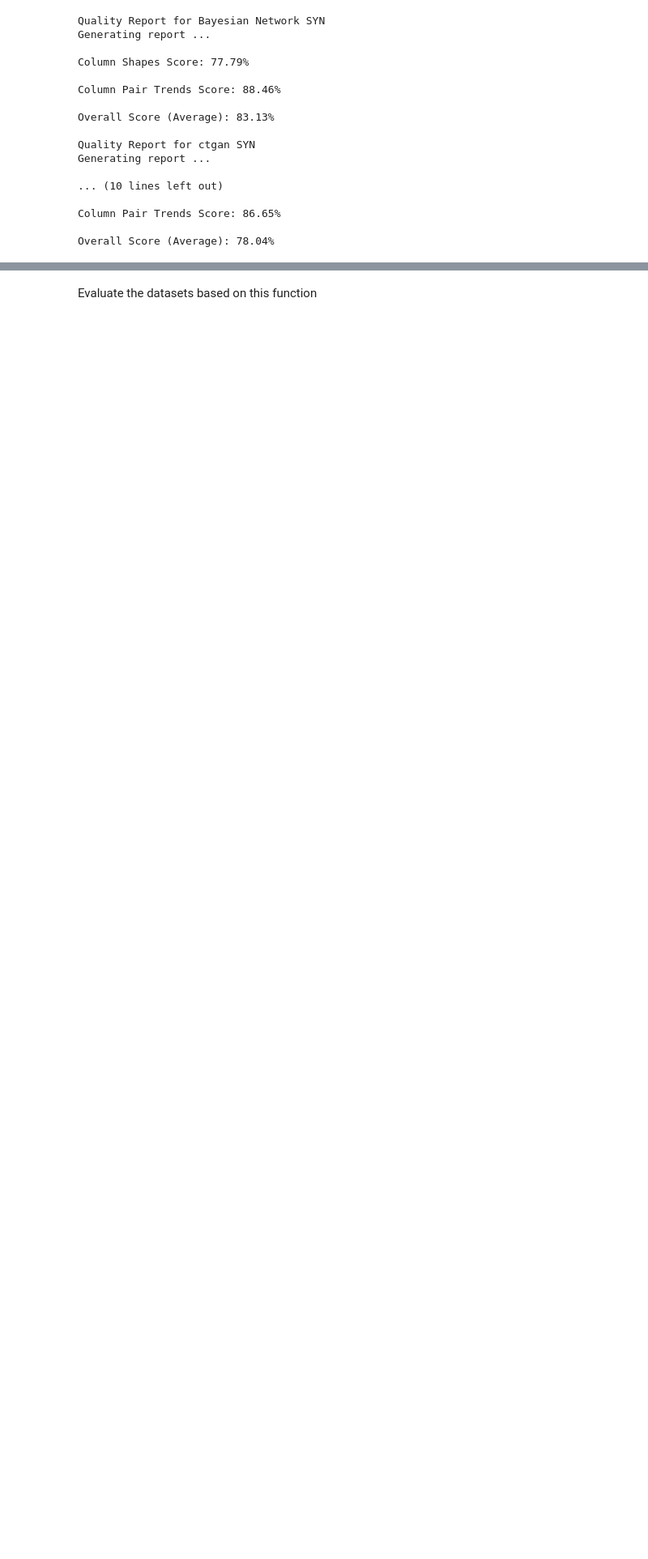
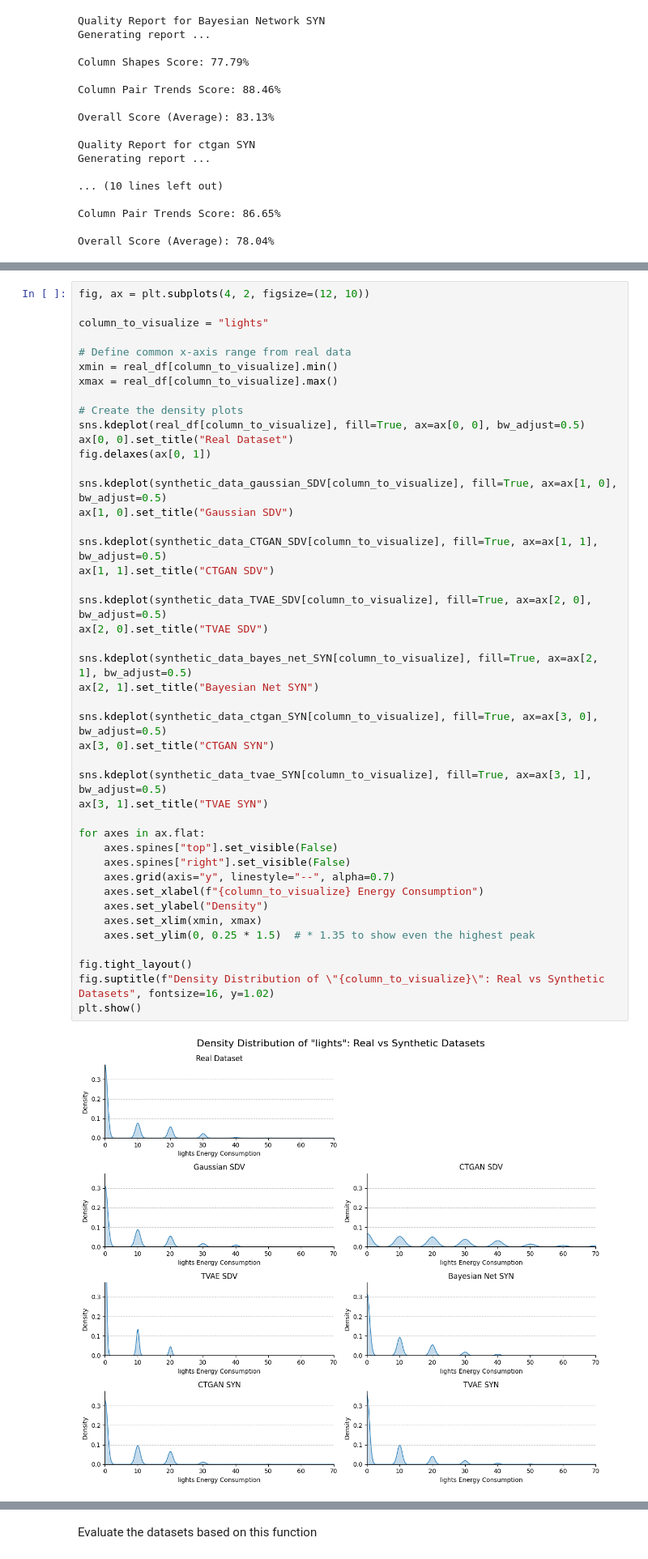
Before and after one commit to cris1618/syntheticData, a Jupyter notebook: generate_synthetic_data.ipynb, the cells around one changed output, grey strips where cells are left out. Shown at 81% size. Cells and saved outputs as stored; diff of their text form; blank space fills up the shorter version.

```diff
--- a/generate_synthetic_data.ipynb
+++ b/generate_synthetic_data.ipynb
@@ -527,3 +496,49 @@ Overall Score (Average): 78.04%
+# %%
+fig, ax = plt.subplots(4, 2, figsize=(12, 10))
+
+column_to_visualize = "lights"
+
+# Define common x-axis range from real data
+xmin = real_df[column_to_visualize].min()
+xmax = real_df[column_to_visualize].max()
+
+# Create the density plots
+sns.kdeplot(real_df[column_to_visualize], fill=True, ax=ax[0, 0], bw_adjust=0.5)
+ax[0, 0].set_title("Real Dataset")
+fig.delaxes(ax[0, 1])
+
+sns.kdeplot(synthetic_data_gaussian_SDV[column_to_visualize], fill=True, ax=ax[1, 0], bw_adjust=0.5)
+ax[1, 0].set_title("Gaussian SDV")
+
+sns.kdeplot(synthetic_data_CTGAN_SDV[column_to_visualize], fill=True, ax=ax[1, 1], bw_adjust=0.5)
+ax[1, 1].set_title("CTGAN SDV")
+
+sns.kdeplot(synthetic_data_TVAE_SDV[column_to_visualize], fill=True, ax=ax[2, 0], bw_adjust=0.5)
+ax[2, 0].set_title("TVAE SDV")
+
+sns.kdeplot(synthetic_data_bayes_net_SYN[column_to_visualize], fill=True, ax=ax[2, 1], bw_adjust=0.5)
+ax[2, 1].set_title("Bayesian Net SYN")
+
+sns.kdeplot(synthetic_data_ctgan_SYN[column_to_visualize], fill=True, ax=ax[3, 0], bw_adjust=0.5)
+ax[3, 0].set_title("CTGAN SYN")
+
+sns.kdeplot(synthetic_data_tvae_SYN[column_to_visualize], fill=True, ax=ax[3, 1], bw_adjust=0.5)
+ax[3, 1].set_title("TVAE SYN")
+
+for axes in ax.flat:
+    axes.spines["top"].set_visible(False)
+    axes.spines["right"].set_visible(False)
+    axes.grid(axis="y", linestyle="--", alpha=0.7)
+    axes.set_xlabel(f"{column_to_visualize} Energy Consumption")
+    axes.set_ylabel("Density")
+    axes.set_xlim(xmin, xmax)
+    axes.set_ylim(0, 0.25 * 1.5)  # * 1.35 to show even the highest peak
+
+fig.tight_layout()
+fig.suptitle(f"Density Distribution of \"{column_to_visualize}\": Real vs Synthetic Datasets", fontsize=16, y=1.02)
+plt.show()
+# %% [output]
+[figure, added]
 # %% [markdown]
 To systematically compare the statistical similarity between real and synthetic datasets, I implemented a custom function called overall_similarity. This function evaluates how closely the synthetic data resembles the real data by computing normalized differences in key statistical properties.
 
```
Also changed, not shown: parts of 16 cells of this notebook.
